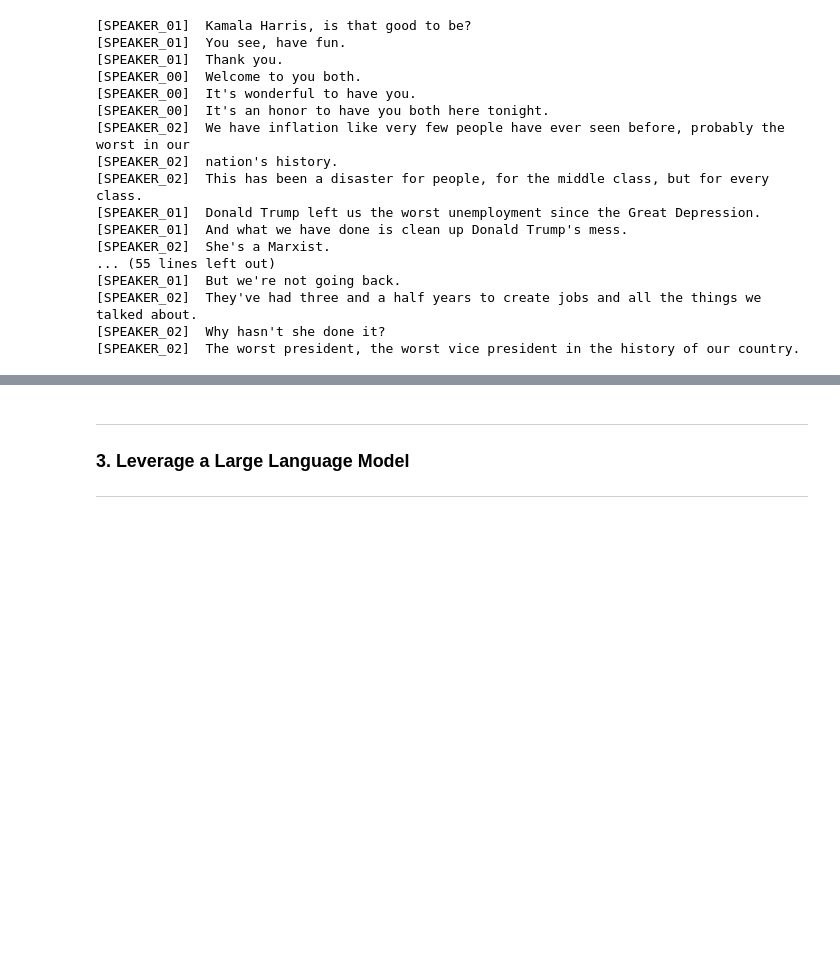
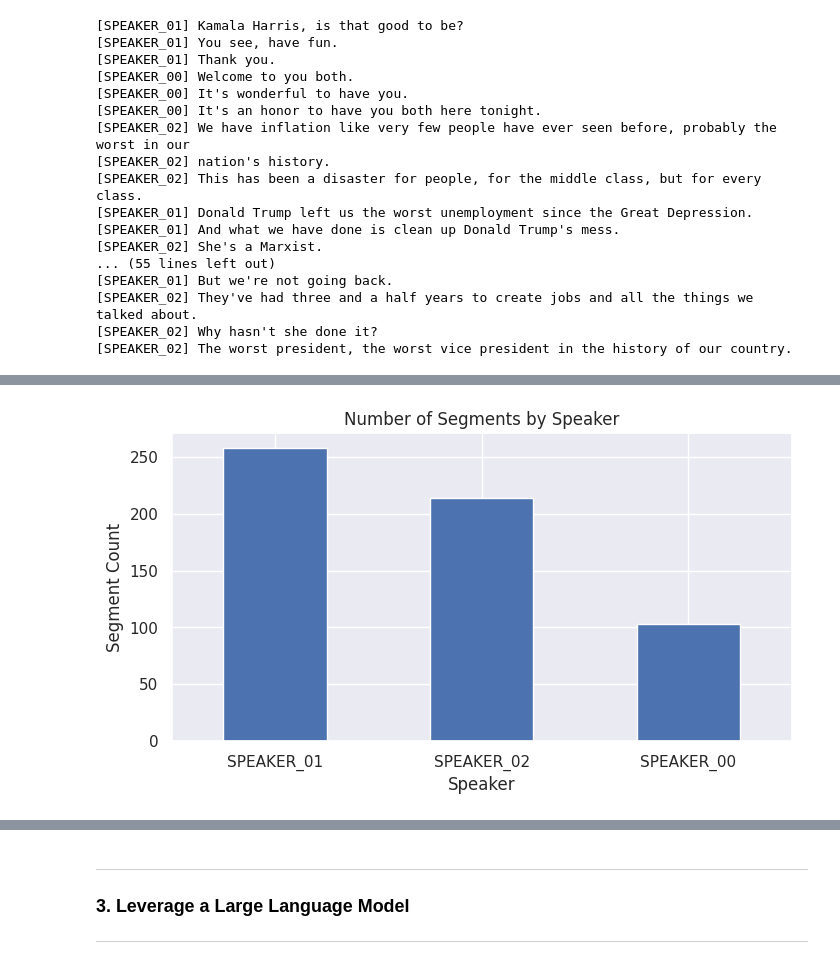
Before and after one commit to damienfarrell/machine-learning, a Jupyter notebook: project_1/project_1.ipynb, the cells around one changed output, grey strips where cells are left out. Drawn from its saved outputs; the diff is of its cells as text; code cells hidden in the pictures; blank space fills up the shorter version.

Commit message:
Added visualisations to analyse the words in the audio

```diff
--- a/project_1/project_1.ipynb
+++ b/project_1/project_1.ipynb
@@ -14,7 +14,14 @@ import gc
 import torch
 import whisper
 import whisperx
+import pandas as pd
+import seaborn as sns
+import numpy as np
 from dotenv import load_dotenv
+import matplotlib.pyplot as plt
+from wordcloud import WordCloud
 from transformers import pipeline as transformers_pipeline
 from pyannote.audio import Pipeline as AudioPipeline
 from pyannote.audio.pipelines.utils.hook import ProgressHook
+
+sns.set_theme()
@@ -160,0 +165,3 @@ print(conversation)
+# %%
+word_df = pd.DataFrame(result['word_segments'])
+word_df
@@ -160,0 +182,11 @@ print(conversation)
+# %%
+# Count how many words each speaker has:
+segment_counts = word_df['speaker'].value_counts()
+
+segment_counts.plot(kind='bar', figsize=(8,4), title="Number of Segments by Speaker")
+plt.xlabel("Speaker")
+plt.xticks(rotation=0)
+plt.ylabel("Segment Count")
+plt.show()
+# %% [output]
+[figure, added]
```
Also changed, not shown: parts of 9 cells of this notebook.
